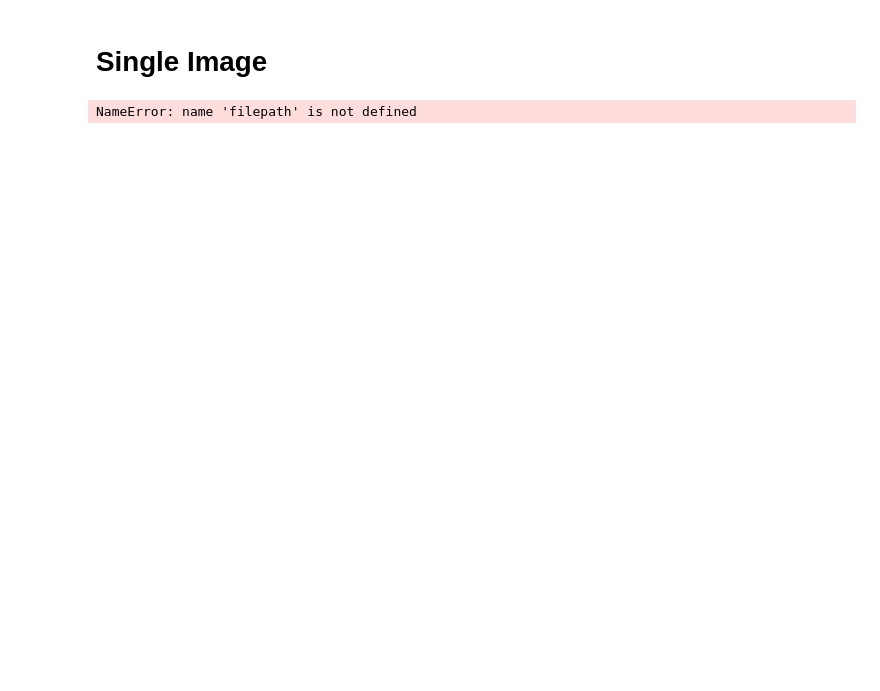
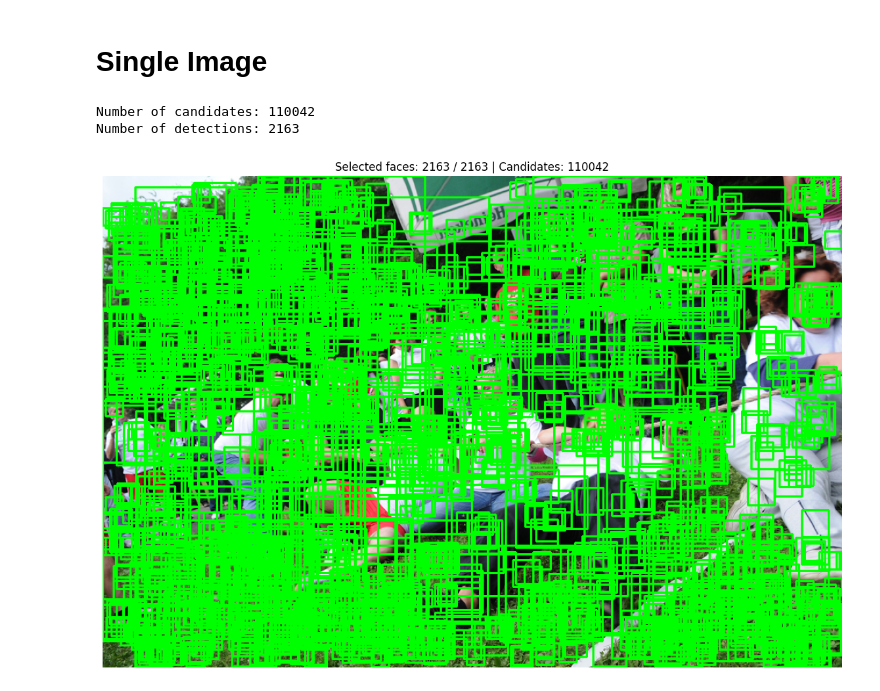
Before and after one commit to MiquelGomezCorral/BIOM-Face-detection, a Jupyter notebook: notebooks/test.ipynb, the cells around one changed output. Drawn from its saved outputs; the diff is of its cells as text; code cells hidden in the pictures; blank space fills up the shorter version.

```diff
--- a/notebooks/test.ipynb
+++ b/notebooks/test.ipynb
@@ -24,7 +27,7 @@ from src.data import get_image_crops_from_list
 
 from maikol_utils.file_utils import list_dir_files
 
-all_crops, cn = list_dir_files(CONFIG.no_facescrops_path)
+all_crops, cn = list_dir_files(CONFIG.no_faces_crops_path)
 # test_faces, tn = list_dir_files(CONFIG.faces_test_path)
 # test_faces, tn = list_dir_files(CONFIG.faces_vpc_path)
 test_faces, tn = list_dir_files(CONFIG.faces_cv_passed_path)
@@ -72,11 +77,80 @@ True Positive Rate: 0.921539
 # %%
-fps, candidates = classifier.predict_no_merge(img_path=filepath, return_candidate_count=True)
-crops = get_image_crops_from_list(fps, img_path=filepath)
+faces, candidates = classifier.predict_no_merge(img_path=filepath, return_candidate_count=True)
+crops = get_image_crops_from_list(faces, img_path=filepath)
 
 print(f"Number of candidates: {candidates}")
-print(f"Number of detections: {len(fps)}")
+print(f"Number of detections: {len(faces)}")
 # %% [output]
-NameError: name 'filepath' is not defined
+Number of candidates: 110042
+Number of detections: 2163
+# %%
+import matplotlib.pyplot as plt
+import cv2
+
+def plot_selected_face_squares(img_path, classifier, selected_indices=None, color=(0, 255, 0), thickness=2, figsize=(12, 8)):
+    """
+    Run detection on an image path and plot square boxes for selected detections.
+
+    Args:
+        img_path (str): Path to image.
+        classifier: CascadeClassifier instance with predict_no_merge method.
+        selected_indices (list[int] | int | None):
+            - None -> plot all detections
+            - int or list[int] -> plot only these detection indices
+    """
+    img = cv2.imread(img_path)
+    if img is None:
+        raise FileNotFoundError(f"Could not read image: {img_path}")
+
+    faces, candidates = classifier.predict_no_merge(
+        img_path=img_path,
+        return_candidate_count=True,
+    )
+
+    # Normalize index selection
+    if selected_indices is None:
+        selected_indices = list(range(len(faces)))
+    elif isinstance(selected_indices, int):
+        selected_indices = [selected_indices]
+
+    valid_indices = [i for i in selected_indices if 0 <= i < len(faces)]
+    selected_faces = [faces[i] for i in valid_indices]
+
+    h_img, w_img = img.shape[:2]
+    boxed = img.copy()
+
+    for face in selected_faces:
+        x, y, w, h = int(face['x']), int(face['y']), int(face['w']), int(face['h'])
+
+        # Convert each detection to a square centered on the original box
+        side = max(w, h)
+        cx, cy = x + w // 2, y + h // 2
+        x0 = max(0, cx - side // 2)
+        y0 = max(0, cy - side // 2)
+        x1 = min(w_img - 1, x0 + side)
+        y1 = min(h_img - 1, y0 + side)
+
+        cv2.rectangle(boxed, (x0, y0), (x1, y1), color, thickness)
+
+    plt.figure(figsize=figsize)
+    plt.imshow(cv2.cvtColor(boxed, cv2.COLOR_BGR2RGB))
+    plt.title(
+        f"Selected faces: {len(selected_faces)} / {len(faces)} | Candidates: {candidates}"
+    )
+    plt.axis('off')
+    plt.tight_layout()
+    plt.show()
+
+    return faces, selected_faces, boxed
+
+# Example usage:
+faces, selected_faces, boxed = plot_selected_face_squares(
+    img_path=filepath,
+    classifier=classifier,
+    selected_indices=None,  # e.g. [0, 2, 5] to plot specific detections only
+)
+# %% [output]
+[figure, added]
 # %%
 import numpy as np
 import matplotlib.pyplot as plt
```
Also changed, not shown: parts of 5 cells of this notebook, 7 other files.
